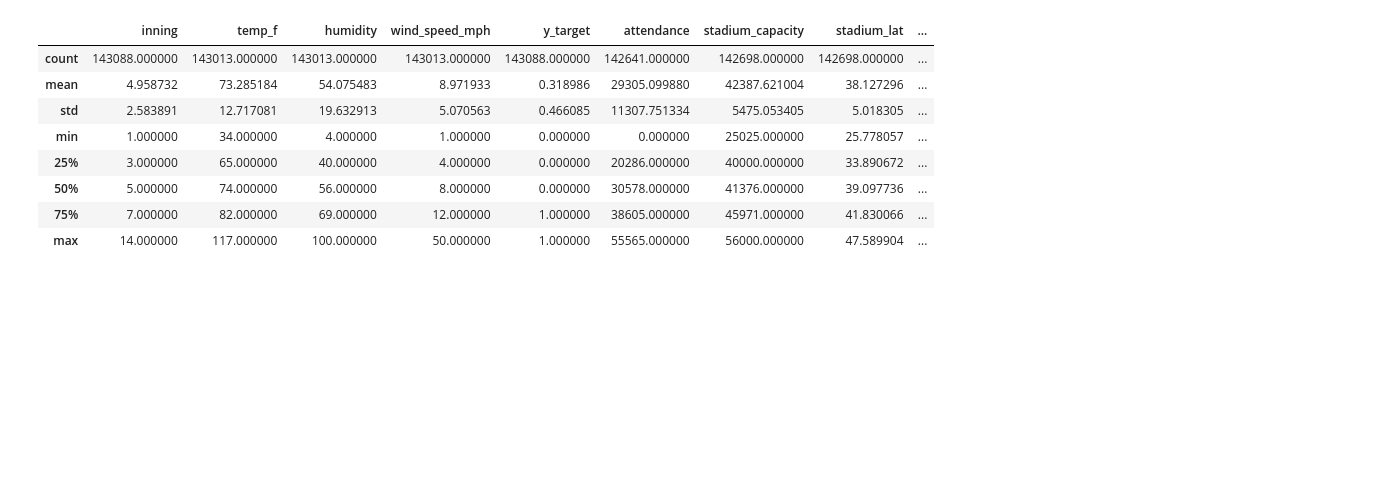
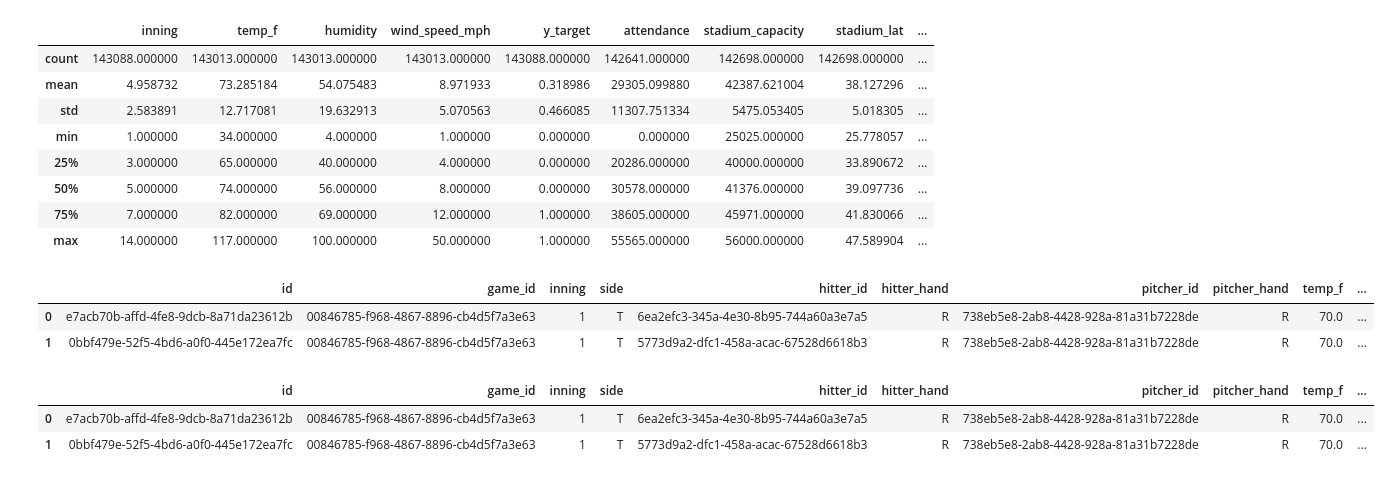
Before and after one commit to Scavo1225/mlb-at-bat-predictor, a Jupyter notebook: notebooks/feature_engineering_dataset.ipynb, the cells around one changed output. Drawn from its saved outputs; the diff is of its cells as text; code cells hidden in the pictures; blank space fills up the shorter version.

```diff
--- a/notebooks/feature_engineering_dataset.ipynb
+++ b/notebooks/feature_engineering_dataset.ipynb
@@ -120,7 +118,7 @@ columns_to_remove_fp = list(('description', 'play_outcome', 'mc_target',
                             'away_team_name', 'away_team_market', 'away_team_abbr', 'stadium_name', 'stadium_market', 'stadium_surface', 'stadium_address',
                             'stadium_city', 'stadium_state', 'stadium_zip', 'stadium_country', 'stadium_field_orientation', 'stadium_time_zone', 'away_stadium_id',
                             'away_stadium_name', 'away_stadium_market', 'away_stadium_surface', 'away_stadium_address', 'away_stadium_city', 'away_stadium_state', 'away_stadium_zip',
-                            'away_stadium_country', 'away_stadium_field_orientation', 'away_stadium_stadium_type', 'away_stadium_time_zone'))
+                            'away_stadium_country', 'away_stadium_field_orientation', 'away_stadium_stadium_type', 'away_stadium_time_zone', 'pitch_type_des'))
 # %%
 data = data.drop(columns=columns_to_remove_fp)
 # %%
@@ -140,3 +138,9 @@ data.describe()
 | 50% | 5.000000 | 74.000000 | 56.000000 | 8.000000 | 0.000000 | 30578.000000 | 41376.000000 | 39.097736 | ... |
 | 75% | 7.000000 | 82.000000 | 69.000000 | 12.000000 | 1.000000 | 38605.000000 | 45971.000000 | 41.830066 | ... |
 | max | 14.000000 | 117.000000 | 100.000000 | 50.000000 | 1.000000 | 55565.000000 | 56000.000000 | 47.589904 | ... |
+# %%
+data.head(2)
+# %% [output]
+|  | id | game_id | inning | side | hitter_id | hitter_hand | pitcher_id | pitcher_hand | temp_f | ... |
+| 0 | e7acb70b-affd-4fe8-9dcb-8a71da23612b | 00846785-f968-4867-8896-cb4d5f7a3e63 | 1 | T | 6ea2efc3-345a-4e30-8b95-744a60a3e7a5 | R | 738eb5e8-2ab8-4428-928a-81a31b7228de | R | 70.0 | ... |
+| 1 | 0bbf479e-52f5-4bd6-a0f0-445e172ea7fc | 00846785-f968-4867-8896-cb4d5f7a3e63 | 1 | T | 5773d9a2-dfc1-458a-acac-67528d6618b3 | R | 738eb5e8-2ab8-4428-928a-81a31b7228de | R | 70.0 | ... |
@@ -142,0 +151,6 @@ data.describe()
+# %%
+data.head(2)
+# %% [output]
+|  | id | game_id | inning | side | hitter_id | hitter_hand | pitcher_id | pitcher_hand | temp_f | ... |
+| 0 | e7acb70b-affd-4fe8-9dcb-8a71da23612b | 00846785-f968-4867-8896-cb4d5f7a3e63 | 1 | T | 6ea2efc3-345a-4e30-8b95-744a60a3e7a5 | R | 738eb5e8-2ab8-4428-928a-81a31b7228de | R | 70.0 | ... |
+| 1 | 0bbf479e-52f5-4bd6-a0f0-445e172ea7fc | 00846785-f968-4867-8896-cb4d5f7a3e63 | 1 | T | 5773d9a2-dfc1-458a-acac-67528d6618b3 | R | 738eb5e8-2ab8-4428-928a-81a31b7228de | R | 70.0 | ... |
```
Also changed, not shown: parts of 8 cells of this notebook.
